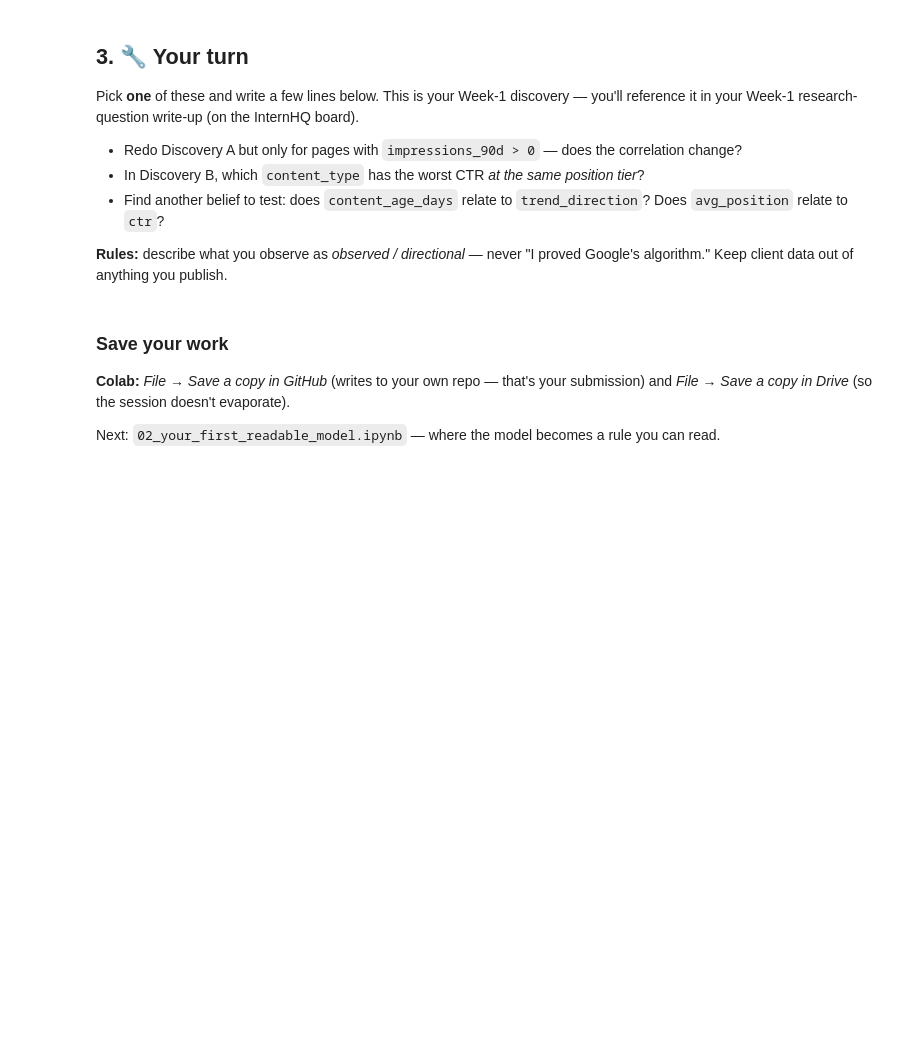
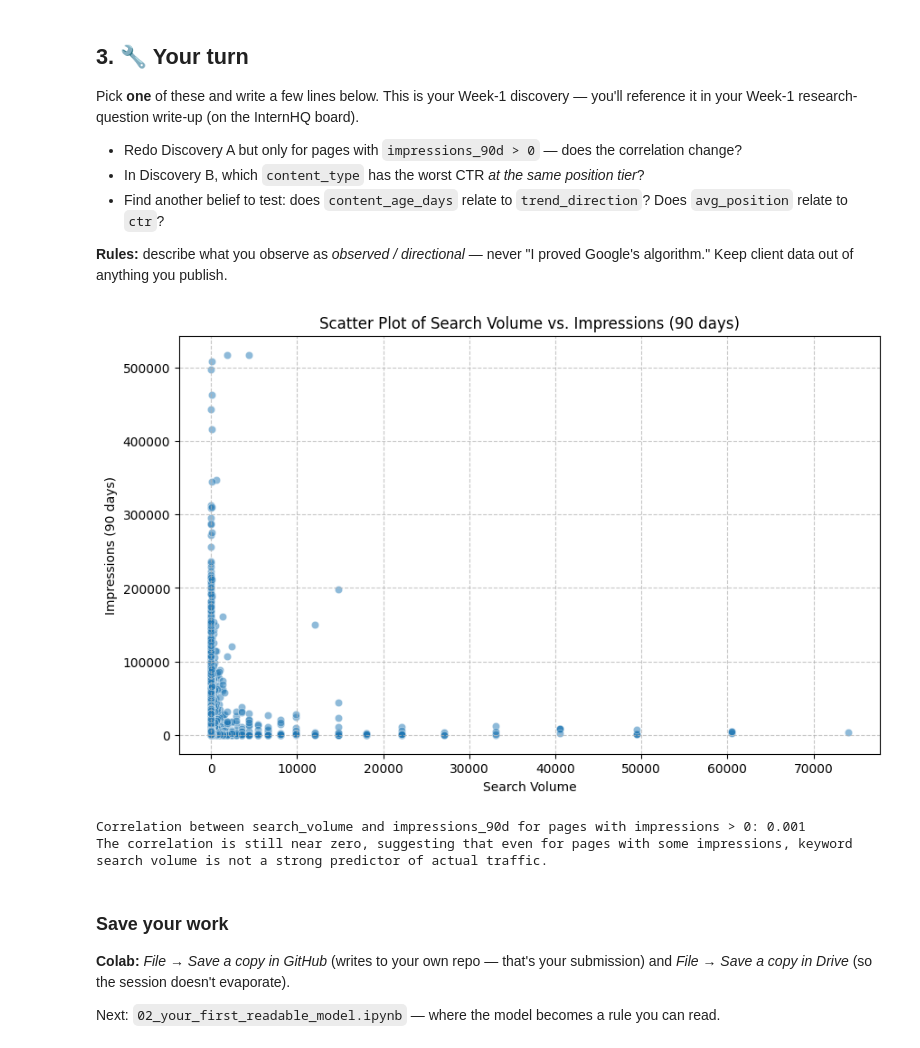
Before and after one commit to hassanqureshi46278-art/flyrank-Internship-ML, a Jupyter notebook: notebooks/01_first_look_and_discovery.ipynb, the cells around one changed output. Drawn from its saved outputs; the diff is of its cells as text; code cells hidden in the pictures; blank space fills up the shorter version.

```diff
--- a/notebooks/01_first_look_and_discovery.ipynb
+++ b/notebooks/01_first_look_and_discovery.ipynb
@@ -102,3 +154,25 @@ Pick **one** of these and write a few lines below. This is your Week-1 discovery
+# %%
+import matplotlib.pyplot as plt
+import seaborn as sns
+
+plt.figure(figsize=(10, 6))
+sns.scatterplot(data=df, x='search_volume', y='impressions_90d', alpha=0.5)
+plt.title('Scatter Plot of Search Volume vs. Impressions (90 days)')
+plt.xlabel('Search Volume')
+plt.ylabel('Impressions (90 days)')
+plt.grid(True, linestyle='--', alpha=0.7)
+plt.show()
+# %% [output]
+[figure, added]
+# %%
+# Your discovery here
+filtered_df = df[df['impressions_90d'] > 0]
+corr_filtered = filtered_df["search_volume"].corr(filtered_df["impressions_90d"])
+print(f"Correlation between search_volume and impressions_90d for pages with impressions > 0: {corr_filtered:.3f}")
+print("The correlation is still near zero, suggesting that even for pages with some impressions, keyword search volume is not a strong predictor of actual traffic.")
+# %% [output]
+Correlation between search_volume and impressions_90d for pages with impressions > 0: 0.001
+The correlation is still near zero, suggesting that even for pages with some impressions, keyword search volume is not a strong predictor of actual traffic.
 # %% [markdown]
 ### Save your work
 **Colab:** *File → Save a copy in GitHub* (writes to your own repo — that's your submission) and *File → Save a copy in Drive* (so the session doesn't evaporate).
```
Also changed, not shown: parts of 8 cells of this notebook.
